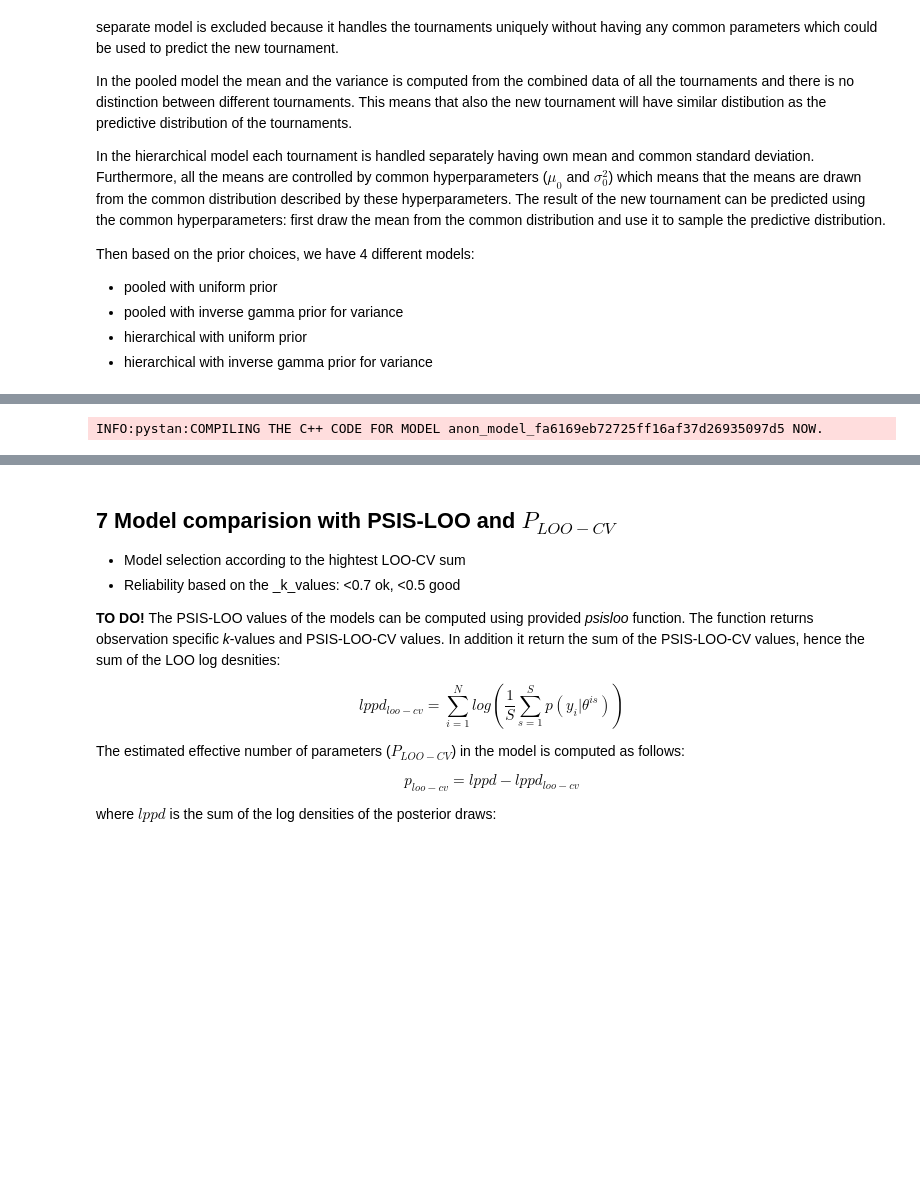
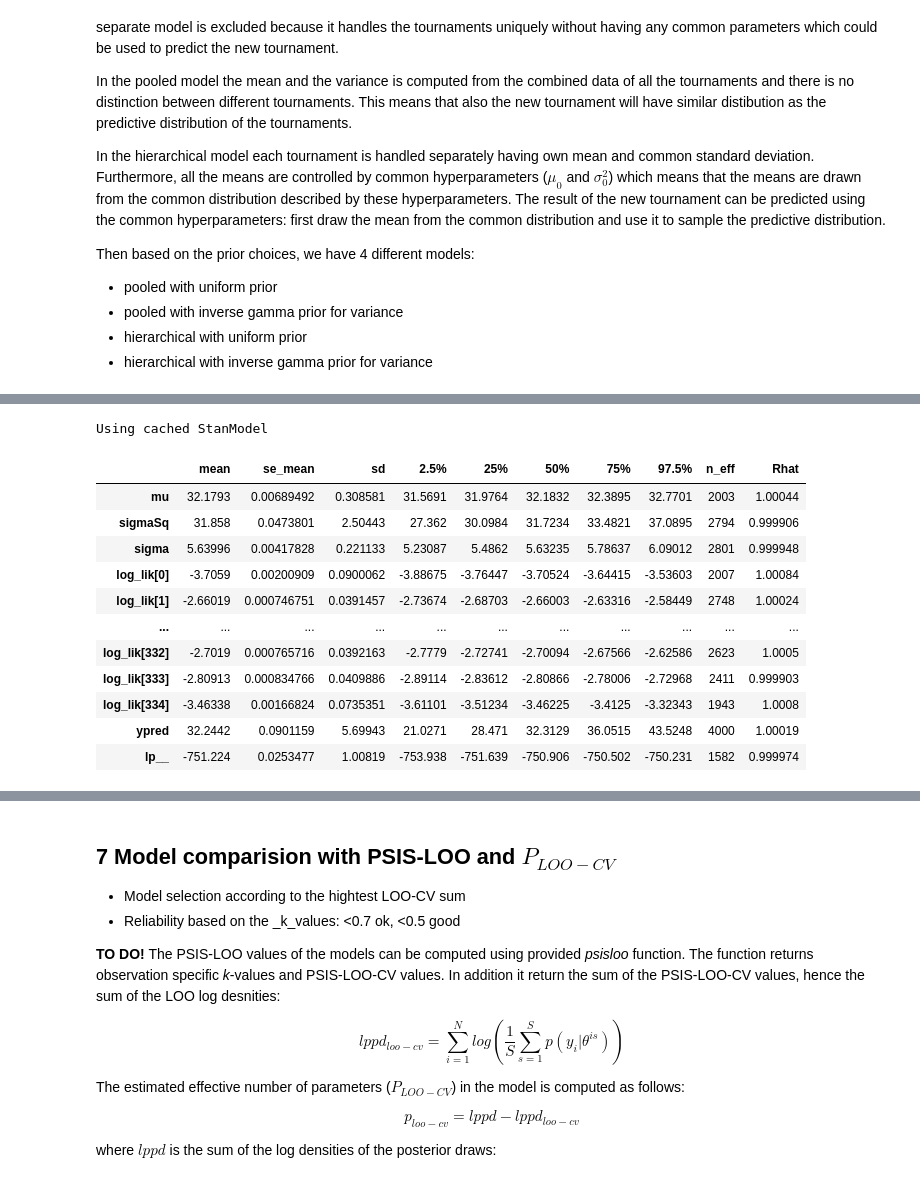
Before and after one commit to fuksi/bda_project_2018, a Jupyter notebook: notebook/BWF Badminton.ipynb, the cells around one changed output, grey strips where cells are left out. Cells and saved outputs as stored; diff of their text form; code cells hidden in the pictures; blank space fills up the shorter version.

```diff
--- a/notebook/BWF Badminton.ipynb
+++ b/notebook/BWF Badminton.ipynb
@@ -179,4 +241,19 @@ Using cached StanModel
 # %%
+# Fit pooled inverse gamma model
 pool_inv_df, pool_inv_fit = compute_model(r'stan_code/pool_inverse_gamma_prior.stan', pooled_data_model)
+# Print summary of the fit
+print_compact_fit(pool_inv_df)
 # %% [output]
-INFO:pystan:COMPILING THE C++ CODE FOR MODEL anon_model_fa6169eb72725ff16af37d26935097d5 NOW.
+Using cached StanModel
+|  | mean | se_mean | sd | 2.5% | 25% | 50% | 75% | 97.5% | n_eff | Rhat |
+| mu | 32.1793 | 0.00689492 | 0.308581 | 31.5691 | 31.9764 | 32.1832 | 32.3895 | 32.7701 | 2003 | 1.00044 |
+| sigmaSq | 31.858 | 0.0473801 | 2.50443 | 27.362 | 30.0984 | 31.7234 | 33.4821 | 37.0895 | 2794 | 0.999906 |
+| sigma | 5.63996 | 0.00417828 | 0.221133 | 5.23087 | 5.4862 | 5.63235 | 5.78637 | 6.09012 | 2801 | 0.999948 |
+| log_lik[0] | -3.7059 | 0.00200909 | 0.0900062 | -3.88675 | -3.76447 | -3.70524 | -3.64415 | -3.53603 | 2007 | 1.00084 |
+| log_lik[1] | -2.66019 | 0.000746751 | 0.0391457 | -2.73674 | -2.68703 | -2.66003 | -2.63316 | -2.58449 | 2748 | 1.00024 |
+| ... | ... | ... | ... | ... | ... | ... | ... | ... | ... | ... |
+| log_lik[332] | -2.7019 | 0.000765716 | 0.0392163 | -2.7779 | -2.72741 | -2.70094 | -2.67566 | -2.62586 | 2623 | 1.0005 |
+| log_lik[333] | -2.80913 | 0.000834766 | 0.0409886 | -2.89114 | -2.83612 | -2.80866 | -2.78006 | -2.72968 | 2411 | 0.999903 |
+| log_lik[334] | -3.46338 | 0.00166824 | 0.0735351 | -3.61101 | -3.51234 | -3.46225 | -3.4125 | -3.32343 | 1943 | 1.0008 |
+| ypred | 32.2442 | 0.0901159 | 5.69943 | 21.0271 | 28.471 | 32.3129 | 36.0515 | 43.5248 | 4000 | 1.00019 |
+| lp__ | -751.224 | 0.0253477 | 1.00819 | -753.938 | -751.639 | -750.906 | -750.502 | -750.231 | 1582 | 0.999974 |
```
Also changed, not shown: parts of 29 cells of this notebook.
